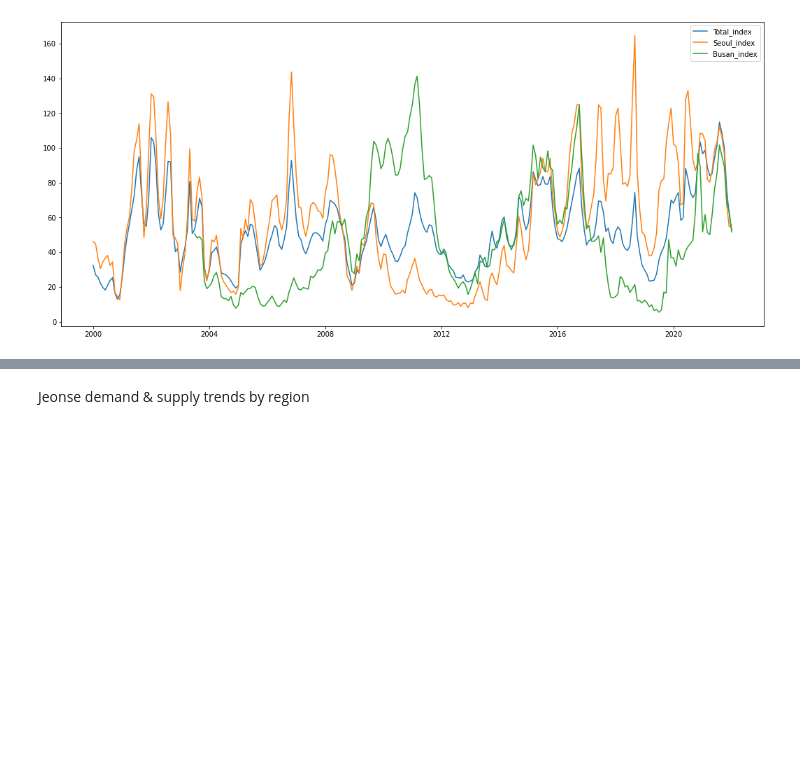
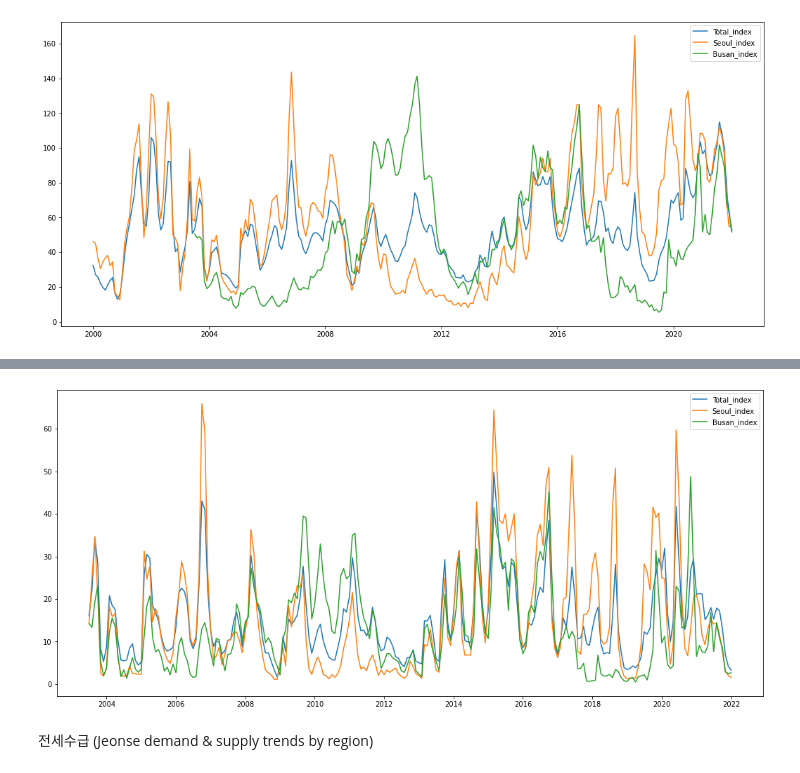
Before and after one commit to yeonghun00/real-estate, a Jupyter notebook: real_estate.ipynb, the cells around one changed output, grey strips where cells are left out. Drawn from its saved outputs; the diff is of its cells as text; code cells hidden in the pictures; blank space fills up the shorter version.

```diff
--- a/real_estate.ipynb
+++ b/real_estate.ipynb
@@ -256,0 +257,15 @@ Sensitivity on the Housing transaction by region
+# %%
+sh_df = pd.read_excel(xls, '22.매매거래', header=1, usecols="A:CS")
+sh_df['Unnamed: 0'].fillna(method='bfill', inplace=True)
+sh_df = sh_df[:sh_df[sh_df['Unnamed: 0'].isnull()].index[0]]
+sh_df = date_format2(sh_df)
+# %%
+# format columns
+import numpy as np
+city_columns = [x.encode("ascii", "ignore").decode().replace(' ','') for x in sh_df.columns][::4]
+symbol_columns = ['active', 'normal', 'inactive', 'index']
+# %%
+sh_df.columns = [c+'_'+s for c in city_columns for s in symbol_columns]
+sh_df = sh_df.iloc[2:]
+sh_df = sh_df.replace('-', np.nan)
+sh_df
@@ -257,2 +287,11 @@ Sensitivity on the Housing transaction by region
+# %%
+cities = ['Total_index', 'Seoul_index', 'Busan_index']
+plt.figure(figsize=(18,8))
+for city in cities:
+  plt.plot(sh_df[city])
+plt.legend(cities)
+plt.show()
+# %% [output]
+[figure, added]
 # %% [markdown]
-Jeonse demand & supply trends by region
+전세수급 (Jeonse demand & supply trends by region)
```
Also changed, not shown: parts of 9 cells of this notebook.
